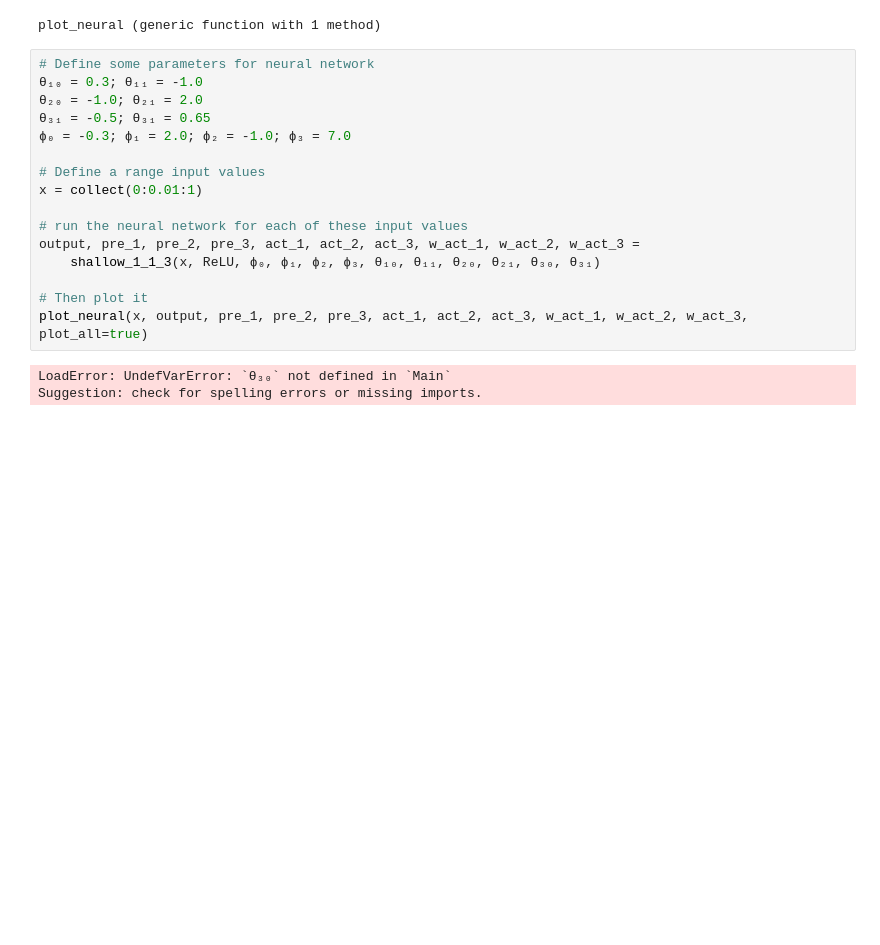
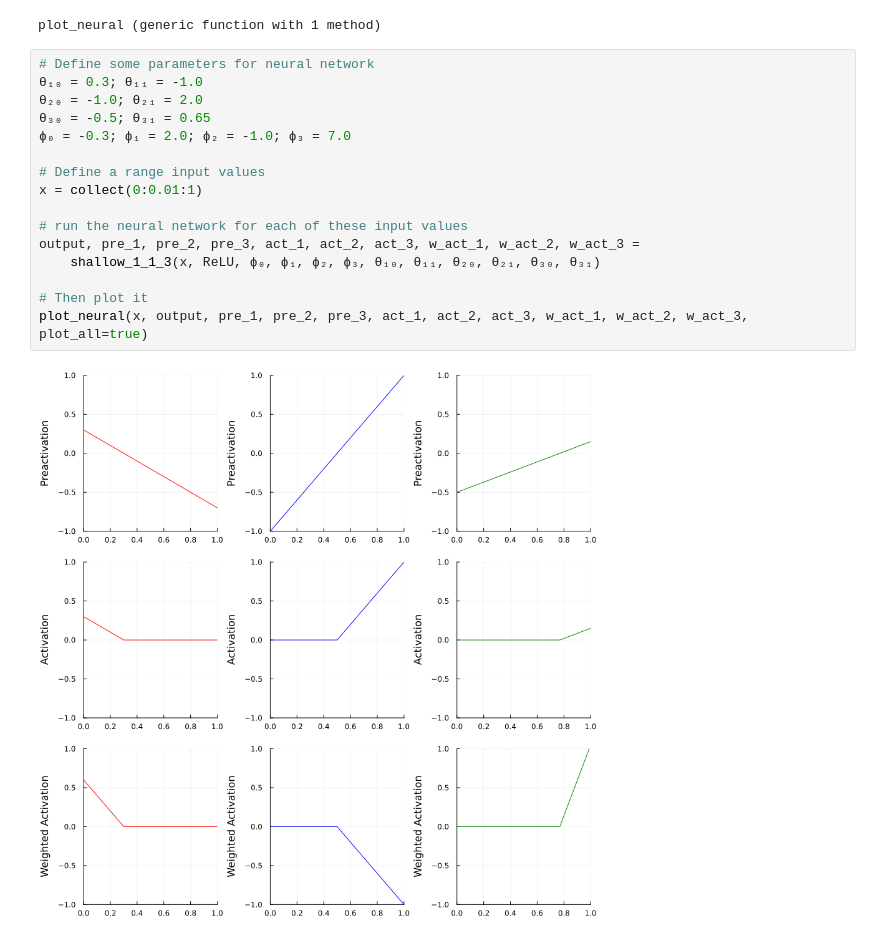
Before and after one commit to mirajcs/udl-julia, a Jupyter notebook: 3_1_Shallow_Networks_I.ipynb, the cells around one changed output. Drawn from its saved outputs; the diff is of its cells as text; blank space fills up the shorter version.

```diff
--- a/3_1_Shallow_Networks_I.ipynb
+++ b/3_1_Shallow_Networks_I.ipynb
@@ -98,19 +98,18 @@ plot_neural (generic function with 1 method)
 # %%
 # Define some parameters for neural network
 θ₁₀ = 0.3; θ₁₁ = -1.0
 θ₂₀ = -1.0; θ₂₁ = 2.0
-θ₃₁ = -0.5; θ₃₁ = 0.65
+θ₃₀ = -0.5; θ₃₁ = 0.65
 ϕ₀ = -0.3; ϕ₁ = 2.0; ϕ₂ = -1.0; ϕ₃ = 7.0
 
 # Define a range input values
 x = collect(0:0.01:1)
 
 # run the neural network for each of these input values
 output, pre_1, pre_2, pre_3, act_1, act_2, act_3, w_act_1, w_act_2, w_act_3 =
     shallow_1_1_3(x, ReLU, ϕ₀, ϕ₁, ϕ₂, ϕ₃, θ₁₀, θ₁₁, θ₂₀, θ₂₁, θ₃₀, θ₃₁)
 
 # Then plot it
 plot_neural(x, output, pre_1, pre_2, pre_3, act_1, act_2, act_3, w_act_1, w_act_2, w_act_3, plot_all=true)
 # %% [output]
-LoadError: UndefVarError: `θ₃₀` not defined in `Main`
-Suggestion: check for spelling errors or missing imports.
+[figure, added]
```
Also changed, not shown: parts of 2 cells of this notebook.
